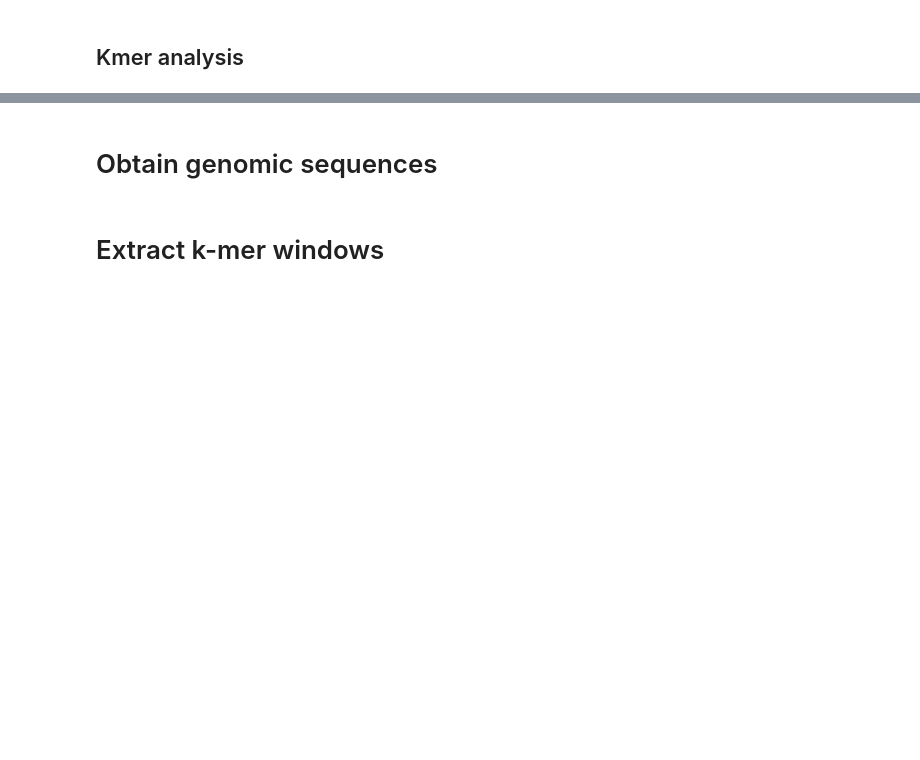
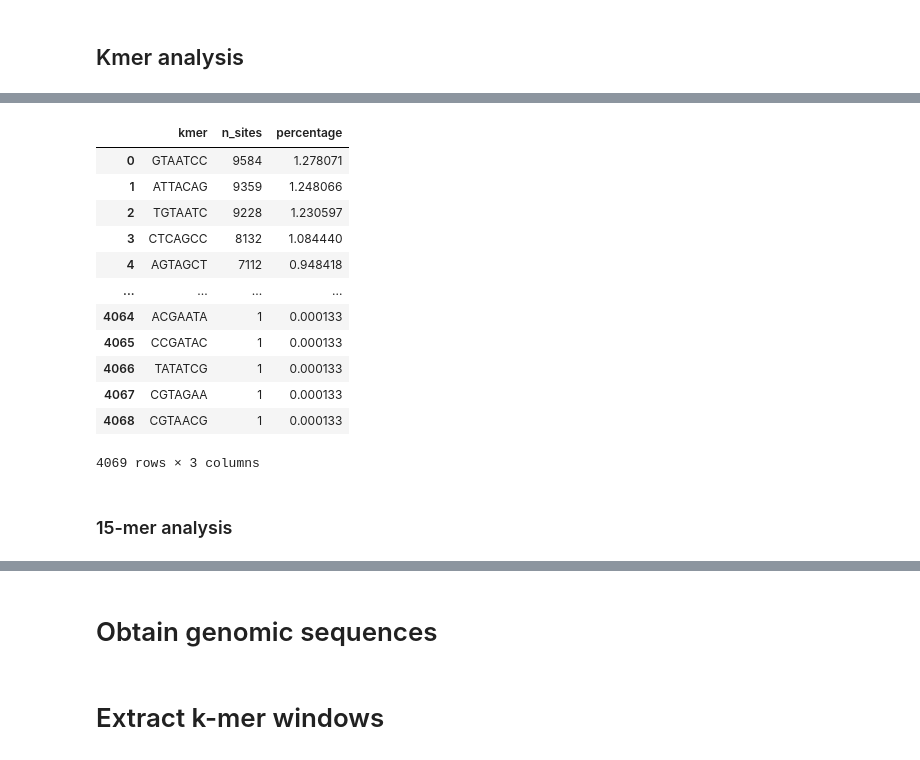
Before and after one commit to tamdanp01-beep/a-to-i-RNA-edits, a Jupyter notebook: notebooks/01_sequence_context.ipynb, the cells around one changed output, grey strips where cells are left out. Saved outputs shown, nothing was run; the diff lists cells and outputs as text; code cells hidden in the pictures; blank space fills up the shorter version.

```diff
--- a/notebooks/01_sequence_context.ipynb
+++ b/notebooks/01_sequence_context.ipynb
@@ -301,0 +680,9 @@ def count_motif_freq()
+# %%
+seven_mer_file = (
+    Path.cwd().parent
+    /"results"
+    /"01_sequence_context"
+    /"7mers.tsv"
+)
+
+print(extract_all_kmers(dataframe=df_raw, genome=hg38, k=7, output_file=seven_mer_file,))
@@ -301,0 +707,23 @@ def count_motif_freq()
+# %%
+seven_mer_counts = count_kmers_from_file(
+    input_file=seven_mer_file,
+    k=7,
+)
+
+seven_mer_counts
+# %% [output]
+|  | kmer | n_sites | percentage |
+| 0 | GTAATCC | 9584 | 1.278071 |
+| 1 | ATTACAG | 9359 | 1.248066 |
+| 2 | TGTAATC | 9228 | 1.230597 |
+| 3 | CTCAGCC | 8132 | 1.084440 |
+| 4 | AGTAGCT | 7112 | 0.948418 |
+| ... | ... | ... | ... |
+| 4064 | ACGAATA | 1 | 0.000133 |
+| 4065 | CCGATAC | 1 | 0.000133 |
+| 4066 | TATATCG | 1 | 0.000133 |
+| 4067 | CGTAGAA | 1 | 0.000133 |
+| 4068 | CGTAACG | 1 | 0.000133 |
+4069 rows × 3 columns
+# %% [markdown]
+### 15-mer analysis
```
Also changed, not shown: parts of 19 cells of this notebook.
